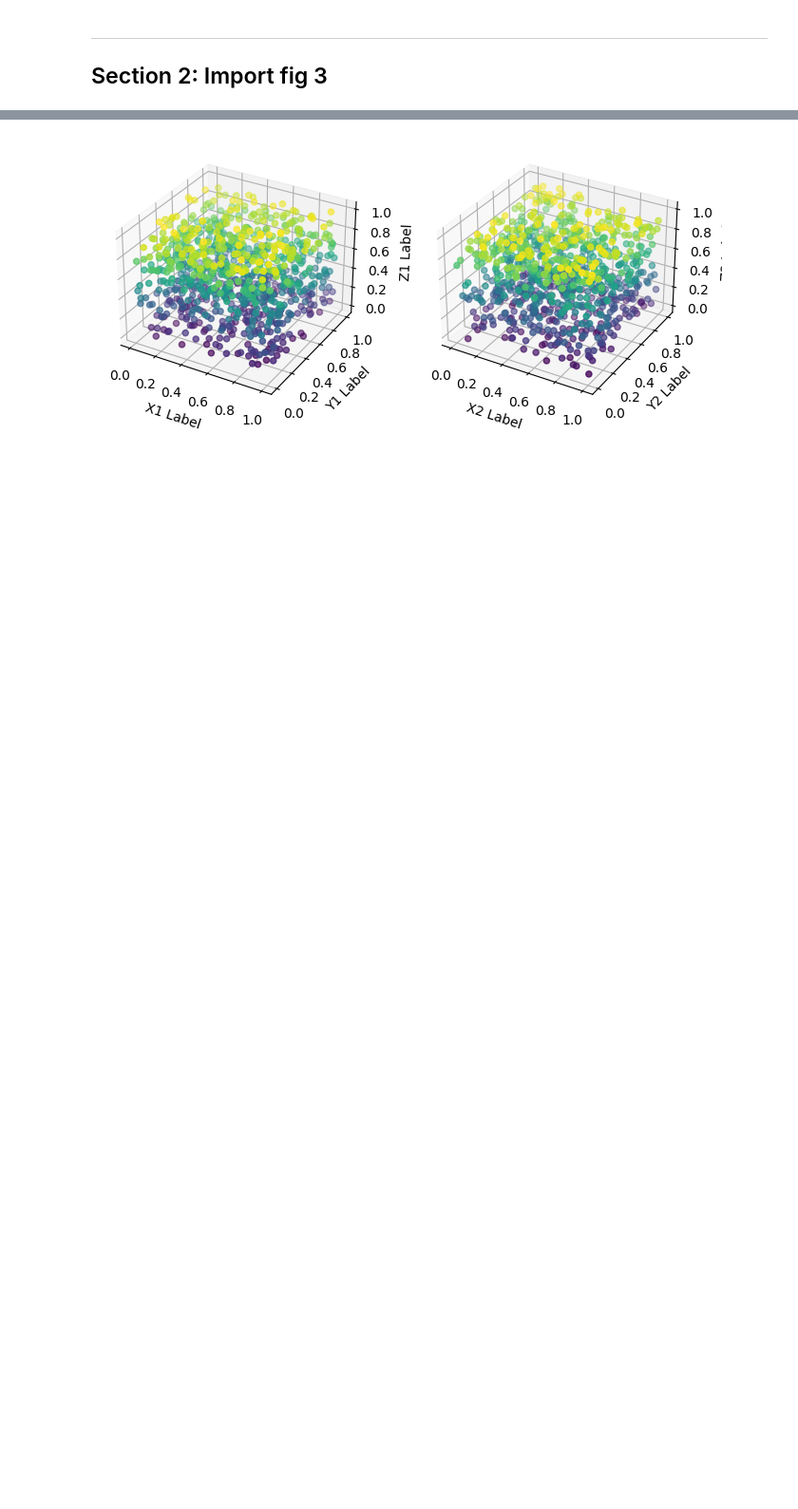
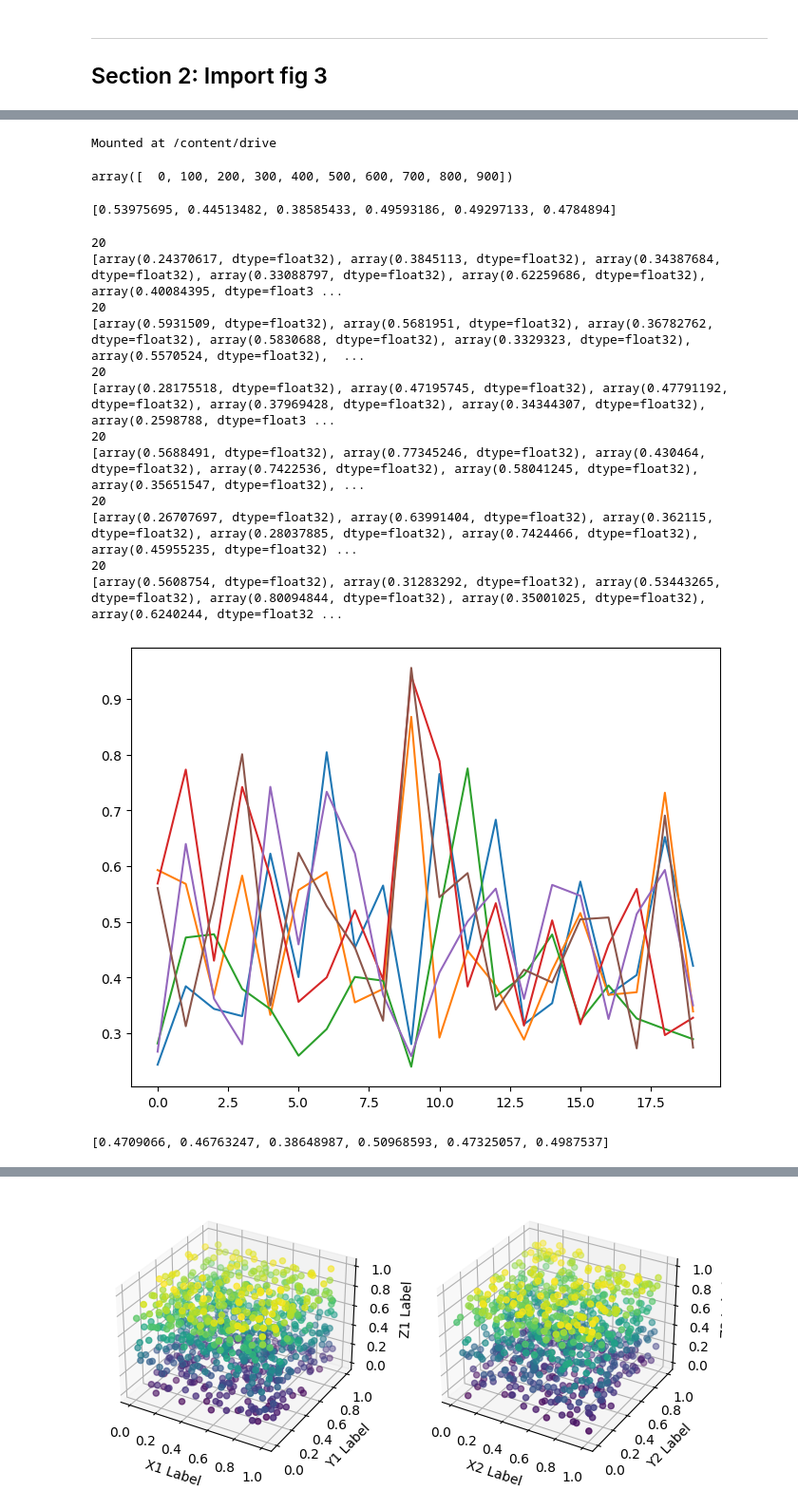
Before and after one commit to Abby-xu/NeuroAI24_SincereWindflower, a Jupyter notebook: Analysis/nma-ai-project.ipynb, the cells around one changed output, grey strips where cells are left out. Shown: that part at 95% size. Saved outputs shown, nothing was run; the diff lists cells and outputs as text; code cells hidden in the pictures; blank space fills up the shorter version.

```diff
--- a/Analysis/nma-ai-project.ipynb
+++ b/Analysis/nma-ai-project.ipynb
@@ -138,4 +142,29 @@ Requirement already satisfied: pytz>=2020.1 in /usr/local/lib/python3.10/dist-pa
 Requirement already satisfied: tzdata>=2022.1 in /usr/local/lib/python3.10/dist-packages (from pandas) (2024.1)
 Requirement already satisfied: numpy>=1.21.0 in /usr/local/lib/python3.10/dist-packages (from pandas) (1.25.2)
 Requirement already satisfied: six>=1.5 in /usr/local/lib/python3.10/dist-packages (from python-dateutil>=2.8.2->pandas) (1.16.0)
+# %%
+import pickle
+from google.colab import drive
+drive.mount('/content/drive')
+
+with open('/content/drive/MyDrive/Colab Notebooks/Vanilla_RNN_128_RT_out_dict.pkl', 'rb') as file:
+    rnn_1_data = pickle.load(file)
+
+with open('/content/drive/MyDrive/Colab Notebooks/Noisy_GRU_RNN_128_RT_out_dict.pkl', 'rb') as file:
+    rnn_2_data = pickle.load(file)
+
+with open('/content/drive/MyDrive/Colab Notebooks/GRU_RNN_128_RT_out_dict.pkl', 'rb') as file:
+    rnn_3_data = pickle.load(file)
+
+with open('/content/drive/MyDrive/Colab Notebooks/Driscoll_RNN_128_RT_out_dict.pkl', 'rb') as file:
+    rnn_4_data = pickle.load(file)
+
+# from google.colab import files
+# files.upload()
+# %% [output]
+Mounted at /content/drive
+# %%
+np.arange(0,rnn_1_data['latents'].shape[0], 100)
+# %% [output]
+array([  0, 100, 200, 300, 400, 500, 600, 700, 800, 900])
 # %%
@@ -154,0 +193,47 @@ print(dsa_score)
+# %%
+import itertools
+from tqdm.notebook import tqdm
+
+rnn_list = list([rnn_1_data, rnn_2_data, rnn_3_data, rnn_4_data])
+results = []
+other_results = []
+comb_rnn_list = list(itertools.combinations(rnn_list, 2)) # Print all pairs for pair in pairs: print(pair)
+for comb in tqdm(comb_rnn_list):
+  rnn_a = comb[0]
+  rnn_b = comb[1]
+
+  dsa_score_array, dsa_average = get_dsa_scores(rnn_a, rnn_b)
+  results.append(dsa_average)
+  other_results.append(dsa_score_array)
+# %%
+print(results) # 10 iters
+# %% [output]
+[0.53975695, 0.44513482, 0.38585433, 0.49593186, 0.49297133, 0.4784894]
+# %%
+fig = plt.figure(figsize=(8, 6))
+ax = fig.add_subplot(111)
+for model_results in other_results:
+  print(len(model_results))
+  print(model_results)
+  ax.plot(model_results)
+plt.show()
+# %% [output]
+20
+[array(0.24370617, dtype=float32), array(0.3845113, dtype=float32), array(0.34387684, dtype=float32), array(0.33088797, dtype=float32), array(0.62259686, dtype=float32), array(0.40084395, dtype=float3 ...
+20
+[array(0.5931509, dtype=float32), array(0.5681951, dtype=float32), array(0.36782762, dtype=float32), array(0.5830688, dtype=float32), array(0.3329323, dtype=float32), array(0.5570524, dtype=float32),  ...
+20
+[array(0.28175518, dtype=float32), array(0.47195745, dtype=float32), array(0.47791192, dtype=float32), array(0.37969428, dtype=float32), array(0.34344307, dtype=float32), array(0.2598788, dtype=float3 ...
+20
+[array(0.5688491, dtype=float32), array(0.77345246, dtype=float32), array(0.430464, dtype=float32), array(0.7422536, dtype=float32), array(0.58041245, dtype=float32), array(0.35651547, dtype=float32), ...
+20
+[array(0.26707697, dtype=float32), array(0.63991404, dtype=float32), array(0.362115, dtype=float32), array(0.28037885, dtype=float32), array(0.7424466, dtype=float32), array(0.45955235, dtype=float32) ...
+20
+[array(0.5608754, dtype=float32), array(0.31283292, dtype=float32), array(0.53443265, dtype=float32), array(0.80094844, dtype=float32), array(0.35001025, dtype=float32), array(0.6240244, dtype=float32 ...
+[figure, added]
+# %%
+# 20 iters
+results_20 = results
+print(results_20)
+# %% [output]
+[0.4709066, 0.46763247, 0.38648987, 0.50968593, 0.47325057, 0.4987537]
```
Also changed, not shown: parts of 7 cells of this notebook.
